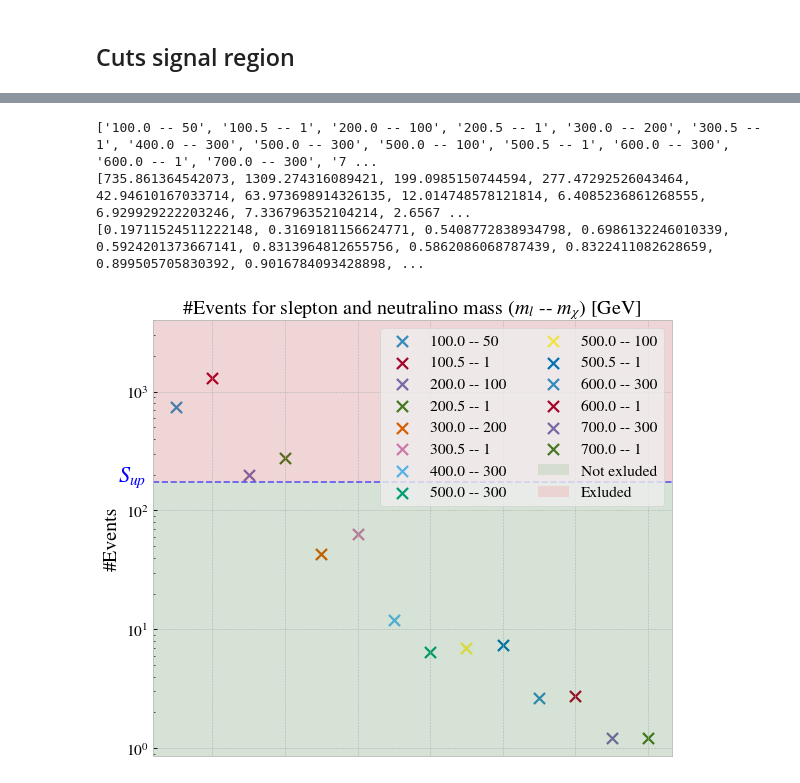
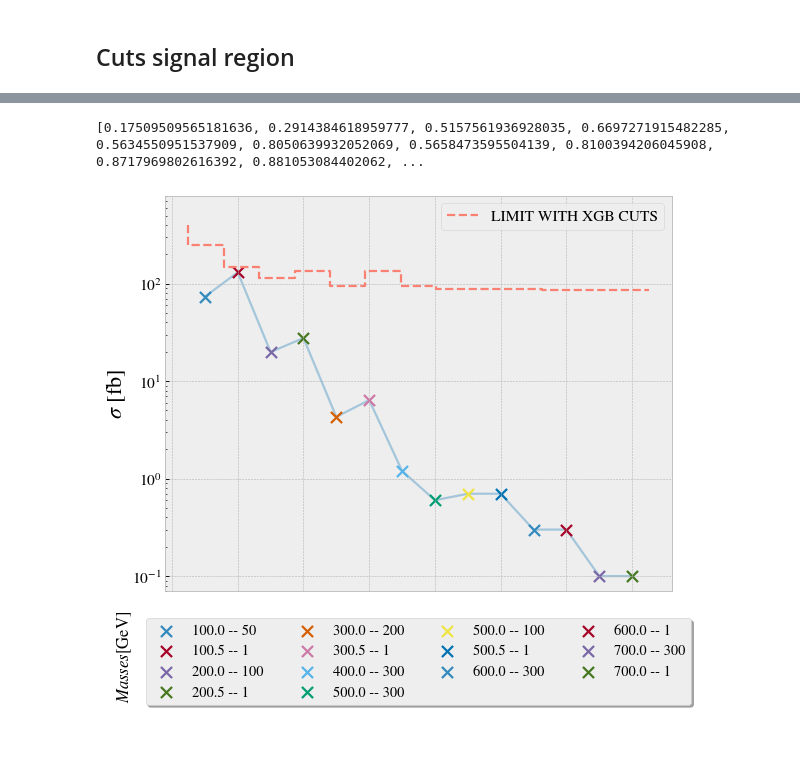
Before and after one commit to WilliamHirst/FYS5555, a Jupyter notebook: Proj3/new_notebooks/Histo.ipynb, the cells around one changed output, grey strips where cells are left out. Saved outputs shown, nothing was run; the diff lists cells and outputs as text; code cells hidden in the pictures; blank space fills up the shorter version.

Commit message:
Added new Histo notebooks.

```diff
--- a/Proj3/new_notebooks/Histo.ipynb
+++ b/Proj3/new_notebooks/Histo.ipynb
@@ -25,7 +41,8 @@ for cat in otherCategories:
 
 df_weight = df.weight
 # %%
-cats = ['Other' ,'Diboson' , 'ttbar', 'Zjets','topX', 'SUSYSlepSlep']
+#cats = ['Other' ,'Diboson' , 'ttbar', 'Zjets','topX', 'SUSYSlepSlep']
+cats = ['Wjets' , 'singleTop', 'Diboson' , 'ttbar', 'Zjets', 'SUSYSlepSlep','Other']
 # %%
 df_pt1 = []
 df_pt2 = []
@@ -33,6 +50,7 @@ df_mep = []
 df_mll = []
 df_mt2 = []
 df_bTag = []
+df_isOS = []
 nr_events = []
 weights = []
 
@@ -46,7 +64,8 @@ for i in range(len(cats)):
     df_mll.append(df_cat["mll"].ravel()/1000)
     df_mt2.append(df_cat["mt2"].ravel()/1000)
     df_bTag.append(df_cat["nbjet77"].ravel())
-    nr_events.append(len(df_cat))
+    df_isOS.append(df_cat["isOS"].ravel())
+    nr_events.append(np.sum(weights[i].array))
 
     print(f"Nr of {cats[i]} events: {nr_events[i]}")
 
@@ -60,6 +79,7 @@ df_mep = [df_mep[i] for i in sort_indx]
 df_mll = [df_mll[i] for i in sort_indx]
 df_mt2 = [df_mt2[i] for i in sort_indx]
 df_bTag = [df_bTag[i] for i in sort_indx]
+df_isOS = [df_isOS[i] for i in sort_indx]
 cats = [cats[i] for i in sort_indx]
 weights = [weights[i] for i in sort_indx]
 # %% [output]
@@ -155,11 +214,11 @@ SUSY_nr_events_BC = {}
 for i in range(len(SUSY_masses)):
     SUSY_nr_events_BC[SUSY_masses[i]] = np.sum(df["weight"][df["physdescr"] == SUSY_masses[i]].array)
 # %%
-df = df[((abs(df["mll"]-91.2*1000)>20*1000) & (df["mt2"] > 175*1000) & (df["met_et"] > 50*1000) & (df["lep1_pt"] > 80*1000) )]
-df_data = df_data[((abs(df_data["mll"]-91.2*1000)>20*1000) & (df_data["mt2"] > 175*1000) & (df_data["met_et"] > 50*1000) & (df_data["lep1_pt"] > 80*1000) )]
+df = df[((abs(df["mll"]-91.2*1000)>20*1000) & (df["nbjet77"] < 2) & (df["isOS"] == 1) & (df["mt2"] > 175*1000) & (df["met_et"] > 50*1000) & (df["lep1_pt"] > 80*1000) & (df["lep2_pt"] > 25*1000) )]
+df_data = df_data[((abs(df_data["mll"]-91.2*1000)>20*1000) & (df_data["nbjet77"] < 2) & (df_data["isOS"] == 1) & (df_data["mt2"] > 175*1000) & (df_data["met_et"] > 50*1000) & (df_data["lep1_pt"] > 80*1000) & (df_data["lep2_pt"] > 25*1000) )]
 df_category = df.category
 df_weights = df.weight
 df_physdescr = df.physdescr
 for i in range(len(cats)):
-    print(f"Nr of {cats[i]} events: {len(df[df_category == cats[i]])}")
+    print(f"Nr of {cats[i]} events: {np.sum(df_weights[df_category == cats[i]].array)}")
 # %% [output]
@@ -176,16 +236,16 @@ df_data.drop(['channelNumber',  'weight'],axis=1,inplace=True)
 df_output = []
 weights = []
 nr_events = []
-cats = ['Other' ,'Diboson' , 'ttbar', 'Zjets','topX']
+#cats = ['Other' ,'Diboson' , 'ttbar', 'Zjets','topX']
 #cats = ['Other' ,'Diboson' , 'ttbar', 'topX']
-
+cats = ['Wjets' , 'singleTop', 'Diboson' , 'ttbar', 'Zjets', 'Other']
 
 for i in range(len(cats)):
     index = df_category == cats[i]
     X_cat = np.array(df[index])
     weights.append(df_weights[index])
     df_output.append(xgb.predict_proba(X_cat)[:,1])
-    nr_events.append(len(X_cat))
+    nr_events.append(np.sum(weights[i].array))
 
 sort_indx = sorted(range(len(nr_events)), key=lambda k: nr_events[k])
 
@@ -282,6 +355,7 @@ for i in range(len(SUSY_masses)):
     #M.append("$m_{\tilde{l}}=$"+lm )
     M.append(f"{lm} -- {nm}")
 
+
 sort_indx = sorted(range(len(LM)), key=lambda k: LM[k])
 
 M = [M[i] for i in sort_indx]
@@ -289,7 +363,6 @@ events_l = list(SUSY_nr_events_AC.values())
 effic_l = list(effic.values())
 effic = [effic_l[i] for i in sort_indx]
 SUSY_nr_events_AC = [events_l[i] for i in sort_indx]
+print(effic)
 # %% [output]
-['100.0 -- 50', '100.5 -- 1', '200.0 -- 100', '200.5 -- 1', '300.0 -- 200', '300.5 -- 1', '400.0 -- 300', '500.0 -- 300', '500.0 -- 100', '500.5 -- 1', '600.0 -- 300', '600.0 -- 1', '700.0 -- 300', '7 ...
-[735.861364542073, 1309.274316089421, 199.0985150744594, 277.47292526043464, 42.94610167033714, 63.973698914326135, 12.014748578121814, 6.4085236861268555, 6.929929222203246, 7.336796352104214, 2.6567 ...
-[0.19711524511222148, 0.3169181156624771, 0.5408772838934798, 0.6986132246010339, 0.5924201373667141, 0.8313964812655756, 0.5862086068787439, 0.8322411082628659, 0.899505705830392, 0.9016784093428898, ...
+[0.17509509565181636, 0.2914384618959777, 0.5157561936928035, 0.6697271915482285, 0.5634550951537909, 0.8050639932052069, 0.5658473595504139, 0.8100394206045908, 0.8717969802616392, 0.881053084402062, ...
@@ -296,26 +398,36 @@ SUSY_nr_events_AC = [events_l[i] for i in sort_indx]
 # %%
 fig = plt.figure(figsize = (7.4, 5.8), num=0, dpi=80, facecolor='w', edgecolor='k')
 ax = fig.add_subplot(1, 1, 1)
-ax.set_ylabel("#Events", fontsize=18)
-for i in range(len(SUSY_nr_events_AC)):
-    ax.scatter(i+1, SUSY_nr_events_AC[i], marker = "x", label = M[i], s = 100)
-
-ax.axhline(y=Limit, color="blue", linestyle="--", linewidth = 1.5, alpha =0.6)
+ax.set_ylabel(r"$\sigma$ [fb]", fontsize=20)
+for i in range(len(nr_Events)):
+    ax.scatter(i+1, nr_Events[i], marker = "x", label = M[i], s = 100)
 ax.set_yscale("log")
-ax.set_ylim(top = 4e3)
-plt.axhspan(0, Limit, facecolor='green', alpha=0.1, label = "Not exluded")
-plt.axhspan(Limit, 4e3, facecolor='red', alpha=0.1, label = "Exluded")
-ax.legend(fontsize=14,ncol = 2,)
+ax.set_ylim(top = 8e2)
 plt.tick_params(
     axis='x',          # changes apply to the x-axis
     which='both',      # both major and minor ticks are affected
     bottom=False,      # ticks along the bottom edge are off
     top=False,         # ticks along the top edge are off
     labelbottom=False)
 plt.tight_layout(pad=1.1, w_pad=0.7, h_pad=0.2)
-plt.text(-0.6, Limit, r"$S_{up}$", fontsize = 20, c = "blue")
-plt.title("#Events for slepton and neutralino mass " + r"$(m_l$ -- $m_\chi$) [GeV]", fontsize =18)
+#plt.text(-0.6, OLim[0], r"$S_{up}$", fontsize = 20, c = "blue")
+#plt.title("#Events for slepton and neutralino mass " + r"$(m_l$ -- $m_\chi$) [GeV]", fontsize =18)
+plt.figtext(0.04, -0.02, r"$Masses$[GeV]", rotation=90, va='center', fontsize = 15)
+
+box = ax.get_position()
+ax.set_position([box.x0, box.y0 + box.height * 0.1,
+                 box.width, box.height * 0.9])
+# Put a legend below current axis
+legend1 = plt.legend(loc='upper center', bbox_to_anchor=(0.5, -0.05),
+          fancybox=True, shadow=True, ncol=4, fontsize=13)
+plt.plot(x, OLim, "--",drawstyle='steps', c = 'salmon')
+plt.plot(range(1,len(nr_Events)+ 1), nr_Events, alpha = 0.4, zorder=0)
+lines = ax.get_lines()
+legend2 = plt.legend(lines, [r'LIMIT WITH XGB CUTS'], loc='upper right',fontsize=14)
+ax.add_artist(legend1)
 plt.savefig("figures/ExlusionEvents.pdf")
+
+
 plt.show()
 # %% [output]
-[figure, old version]
+[figure, new version]
```
Also changed, not shown: parts of 10 cells of this notebook, 2 other files.
